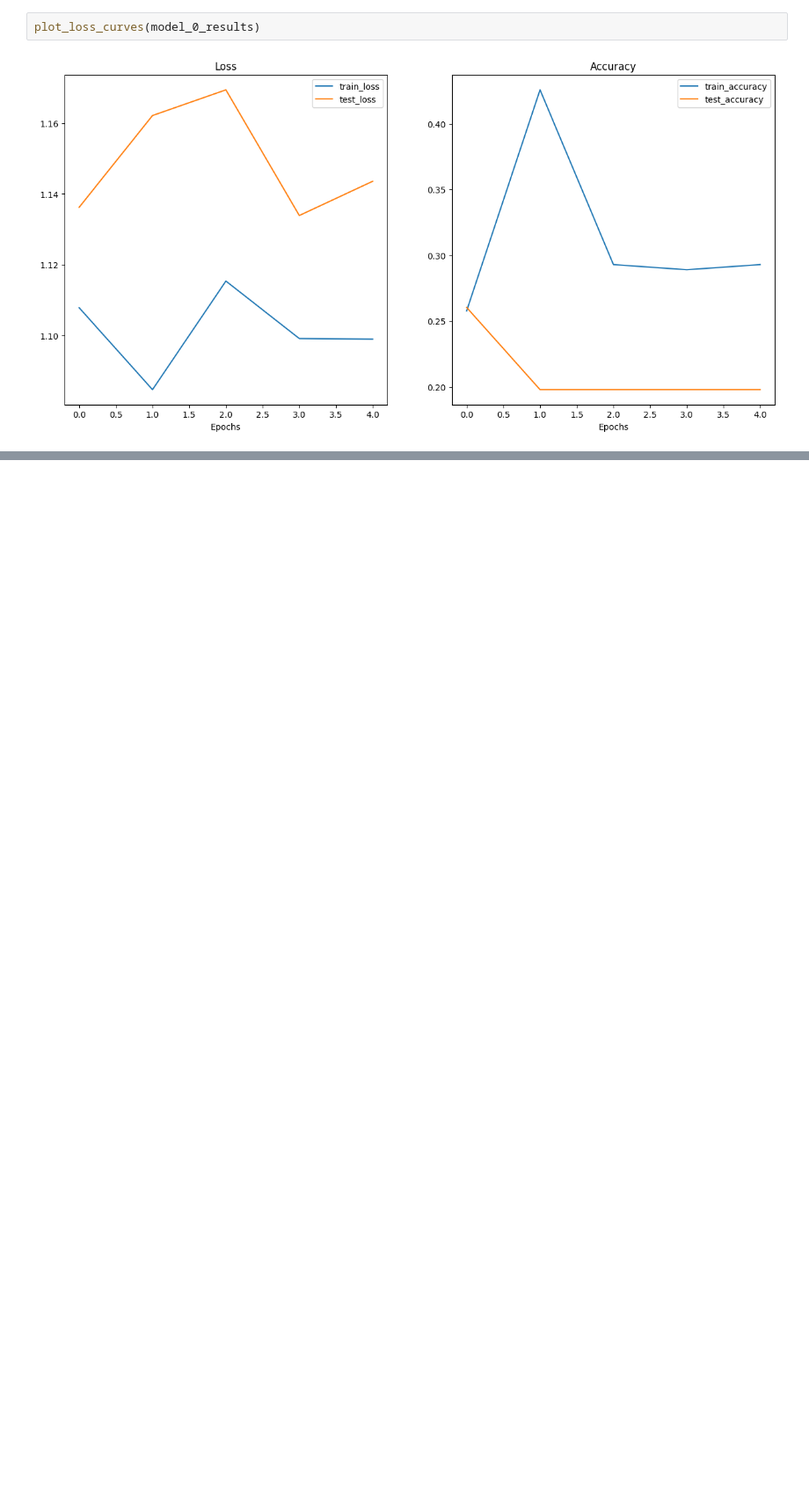
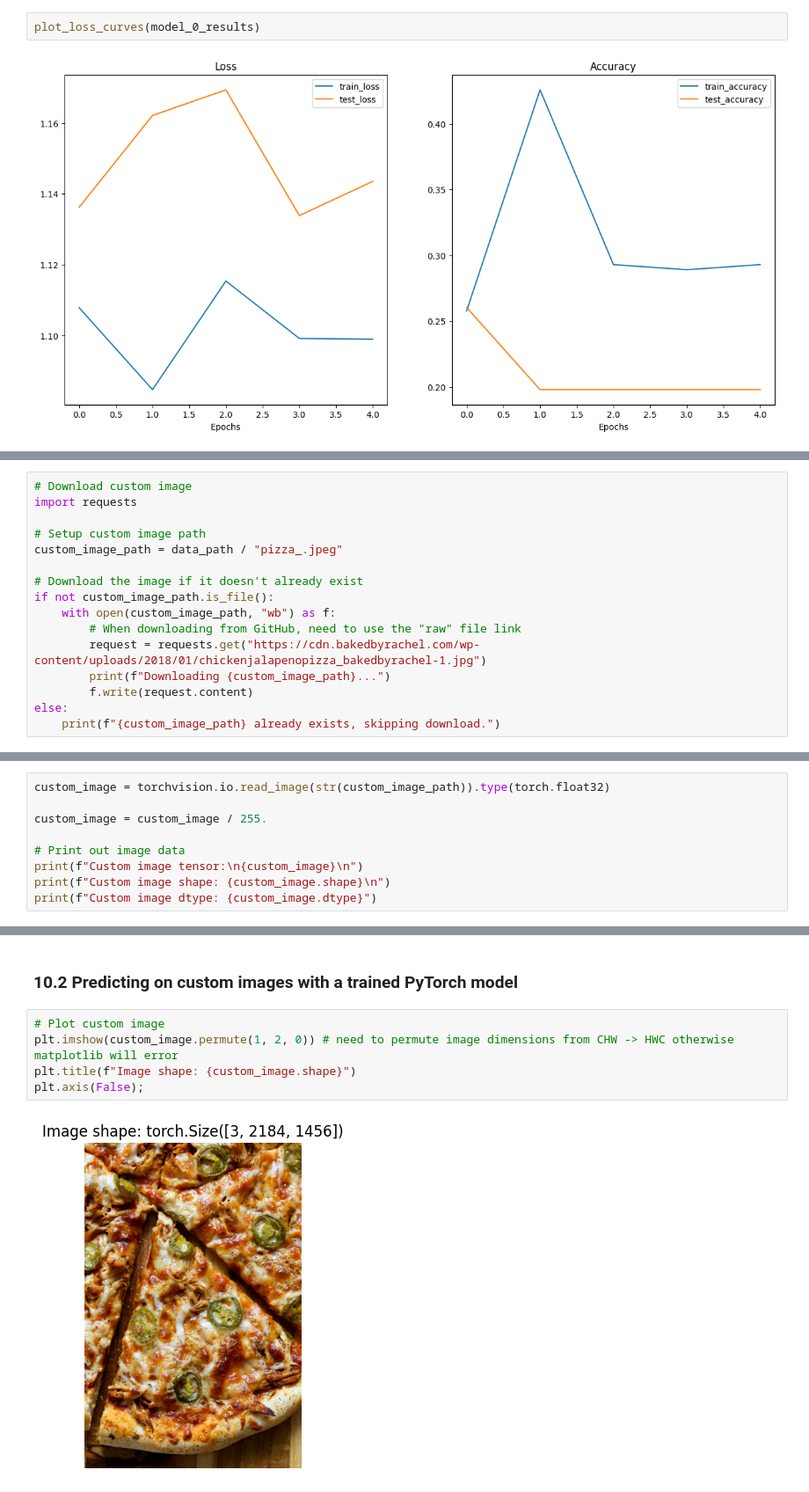
Before and after one commit to ShivajiMallela/Deep-learning-with-Pytorch, a Jupyter notebook: 05_PyTorch_custom_datasets.ipynb, the cells around one changed output, grey strips where cells are left out. Shown at 88% size. Cells and saved outputs as stored; diff of their text form; blank space fills up the shorter version.

```diff
--- a/05_PyTorch_custom_datasets.ipynb
+++ b/05_PyTorch_custom_datasets.ipynb
@@ -866,0 +1063,16 @@ plot_loss_curves(model_0_results)
+# %%
+# Download custom image
+import requests
+
+# Setup custom image path
+custom_image_path = data_path / "pizza_.jpeg"
+
+# Download the image if it doesn't already exist
+if not custom_image_path.is_file():
+    with open(custom_image_path, "wb") as f:
+        # When downloading from GitHub, need to use the "raw" file link
+        request = requests.get("https://cdn.bakedbyrachel.com/wp-content/uploads/2018/01/chickenjalapenopizza_bakedbyrachel-1.jpg")
+        print(f"Downloading {custom_image_path}...")
+        f.write(request.content)
+else:
+    print(f"{custom_image_path} already exists, skipping download.")
@@ -866,0 +1111,9 @@ plot_loss_curves(model_0_results)
+# %%
+custom_image = torchvision.io.read_image(str(custom_image_path)).type(torch.float32)
+
+custom_image = custom_image / 255.
+
+# Print out image data
+print(f"Custom image tensor:\n{custom_image}\n")
+print(f"Custom image shape: {custom_image.shape}\n")
+print(f"Custom image dtype: {custom_image.dtype}")
@@ -866,0 +1138,9 @@ plot_loss_curves(model_0_results)
+# %% [markdown]
+### 10.2 Predicting on custom images with a trained PyTorch model
+# %%
+# Plot custom image
+plt.imshow(custom_image.permute(1, 2, 0)) # need to permute image dimensions from CHW -> HWC otherwise matplotlib will error
+plt.title(f"Image shape: {custom_image.shape}")
+plt.axis(False);
+# %% [output]
+[figure, added]
```
Also changed, not shown: parts of 35 cells of this notebook.
